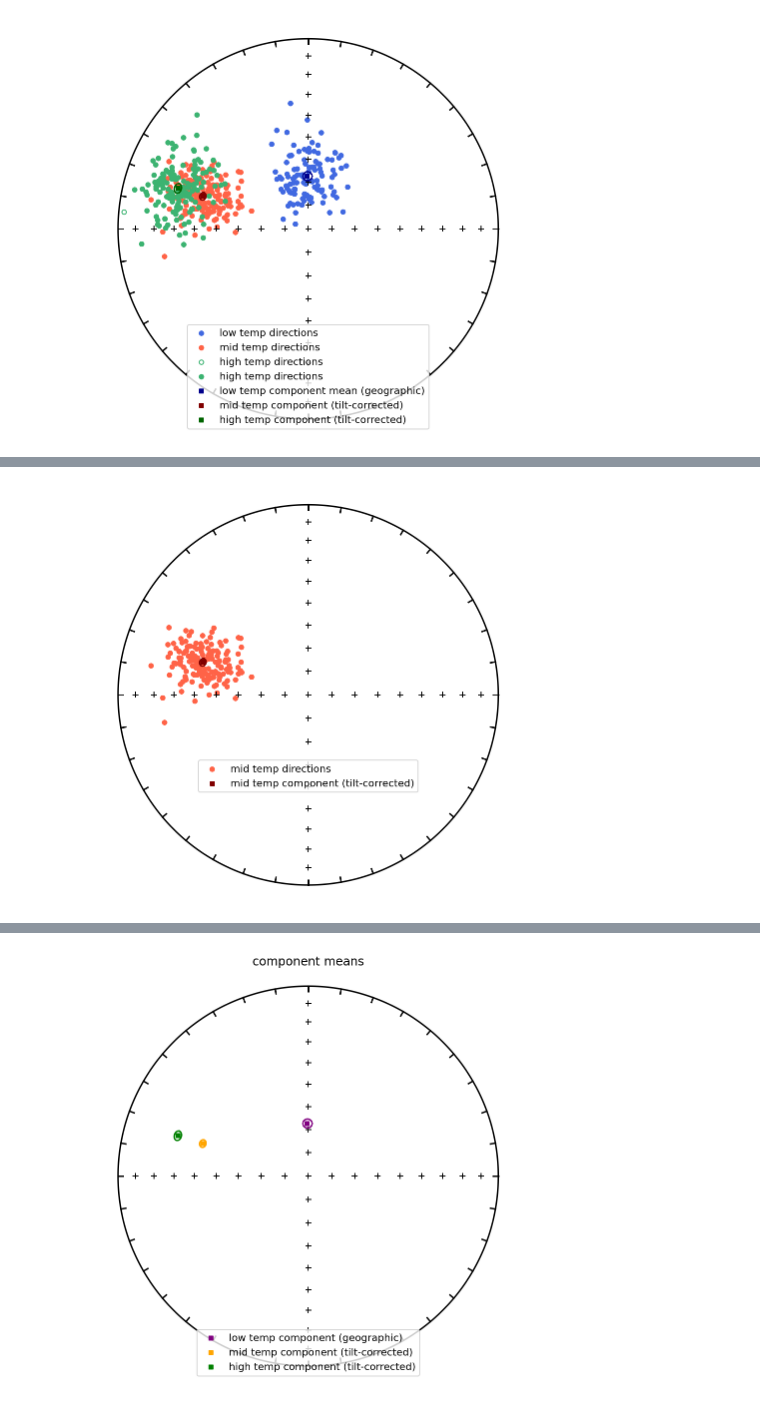
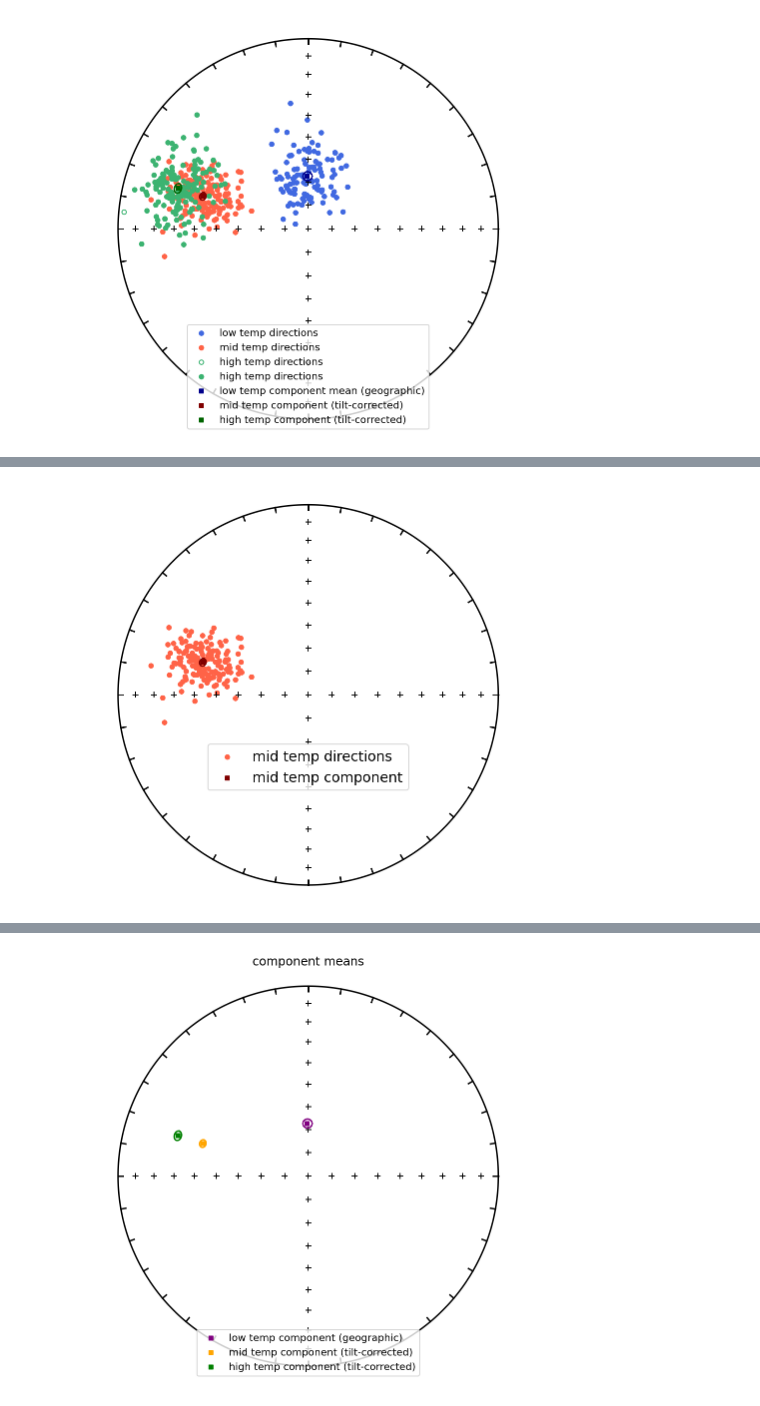
Before and after one commit to Swanson-Hysell-Group/Inclination_Shallowing, a Jupyter notebook: code/Notebooks/Cutface_pmag.ipynb, the cells around one changed output, grey strips where cells are left out. Saved outputs shown, nothing was run; the diff lists cells and outputs as text; code cells hidden in the pictures.

```diff
--- a/code/Notebooks/Cutface_pmag.ipynb
+++ b/code/Notebooks/Cutface_pmag.ipynb
@@ -109,18 +109,18 @@ plt.show()
 # %%
 fignum = 1
 plt.figure(num=fignum,figsize=(6,6))
 ipmag.plot_net(fignum)
 
 ipmag.plot_di(specimens_mt_tc['dir_dec'].tolist(),specimens_mt_tc['dir_inc'].tolist(),color='tomato',label='mid temp directions')
 
 ipmag.plot_di_mean(mean_mt['dec'],mean_mt['inc'],mean_mt['alpha95'],
-                    color='maroon', marker = 's', label='mid temp component (tilt-corrected)')
+                    color='maroon', marker = 's', label='mid temp component')
 
-plt.legend(loc=8,bbox_to_anchor=(0.50,0.25))
-plt.savefig('../code_output/specimen_directions_mt.pdf')
+plt.legend(loc=8,bbox_to_anchor=(0.50,0.25),fontsize=14)
+plt.savefig('../code_output/specimen_directions_mt.pdf',transparent=True)
 plt.show()
 # %% [output]
-[figure, old version]
+[figure, new version]
 # %%
 specimens_ht_tc_above_0=specimens_ht_tc[specimens_ht_tc['dir_inc']<0]
 specimens_ht_tc_below_0=specimens_ht_tc[specimens_ht_tc['dir_inc']>0]
```
Also changed, not shown: parts of 13 cells of this notebook, 22 other files.
